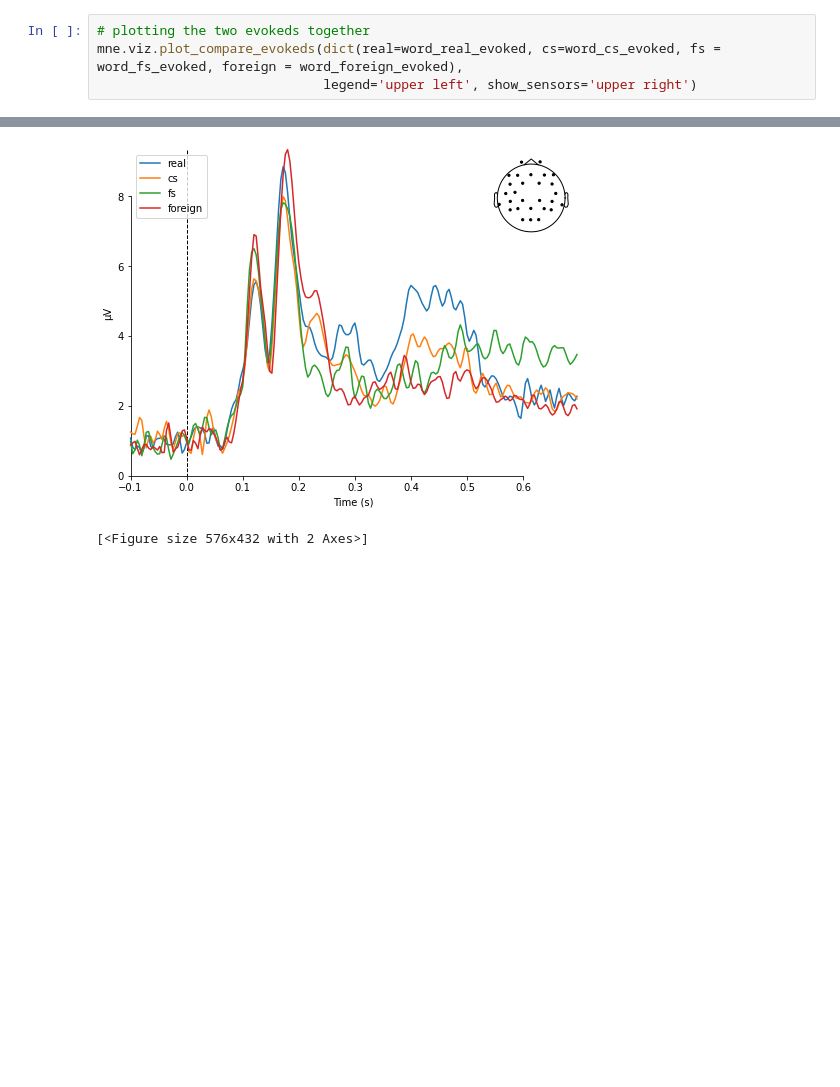
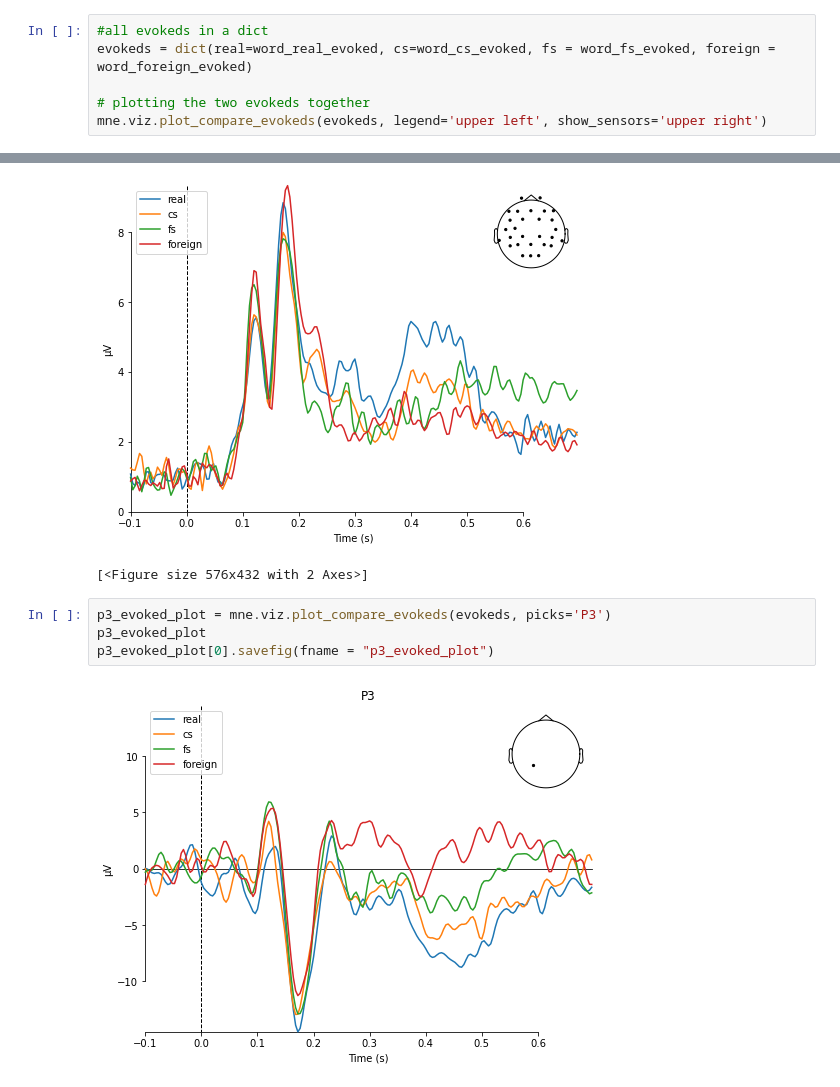
Before and after one commit to MinaAlmasi/neuroMDMA, a Jupyter notebook: EEG_OWN_PREPROCESSING.ipynb, the cells around one changed output, grey strips where cells are left out. Drawn from its saved outputs; the diff is of its cells as text; blank space fills up the shorter version.

```diff
--- a/EEG_OWN_PREPROCESSING.ipynb
+++ b/EEG_OWN_PREPROCESSING.ipynb
@@ -356,9 +359,11 @@ No projector specified for this dataset. Please consider the method self.add_pro
 No projector specified for this dataset. Please consider the method self.add_proj.
 [figure]
 # %%
+#all evokeds in a dict
+evokeds = dict(real=word_real_evoked, cs=word_cs_evoked, fs = word_fs_evoked, foreign = word_foreign_evoked)
+
 # plotting the two evokeds together
-mne.viz.plot_compare_evokeds(dict(real=word_real_evoked, cs=word_cs_evoked, fs = word_fs_evoked, foreign = word_foreign_evoked),
-                             legend='upper left', show_sensors='upper right')
+mne.viz.plot_compare_evokeds(evokeds, legend='upper left', show_sensors='upper right')
 # %% [output]
 combining channels using "gfp"
 combining channels using "gfp"
@@ -366,3 +371,9 @@ combining channels using "gfp"
 combining channels using "gfp"
 [figure]
 [<Figure size 576x432 with 2 Axes>]
+# %%
+p3_evoked_plot = mne.viz.plot_compare_evokeds(evokeds, picks='P3')
+p3_evoked_plot
+p3_evoked_plot[0].savefig(fname = "p3_evoked_plot")
+# %% [output]
+[figure, added]
```
Also changed, not shown: parts of 13 cells of this notebook.
